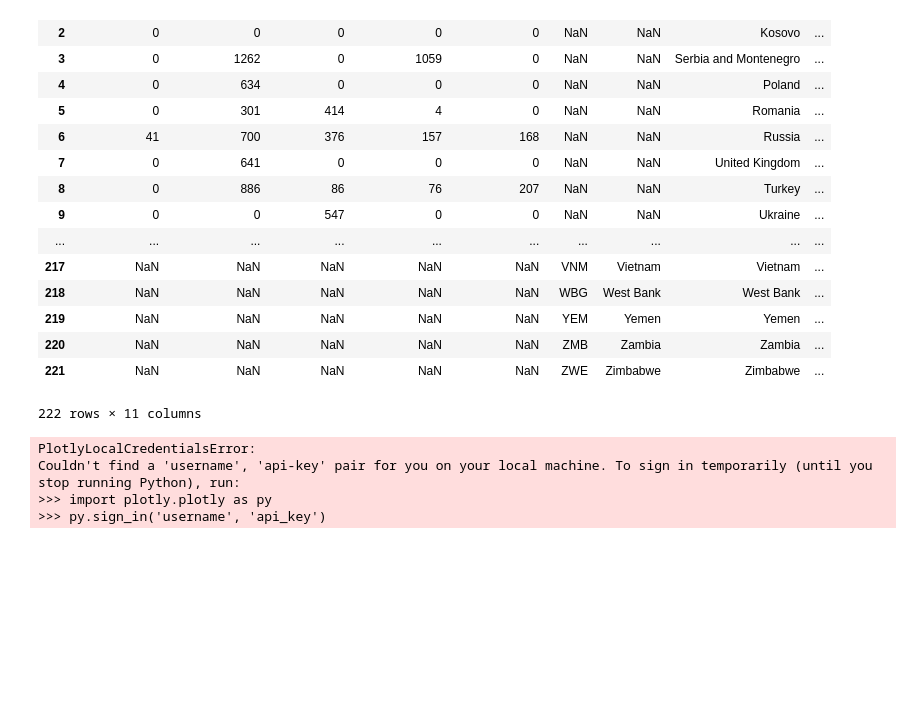
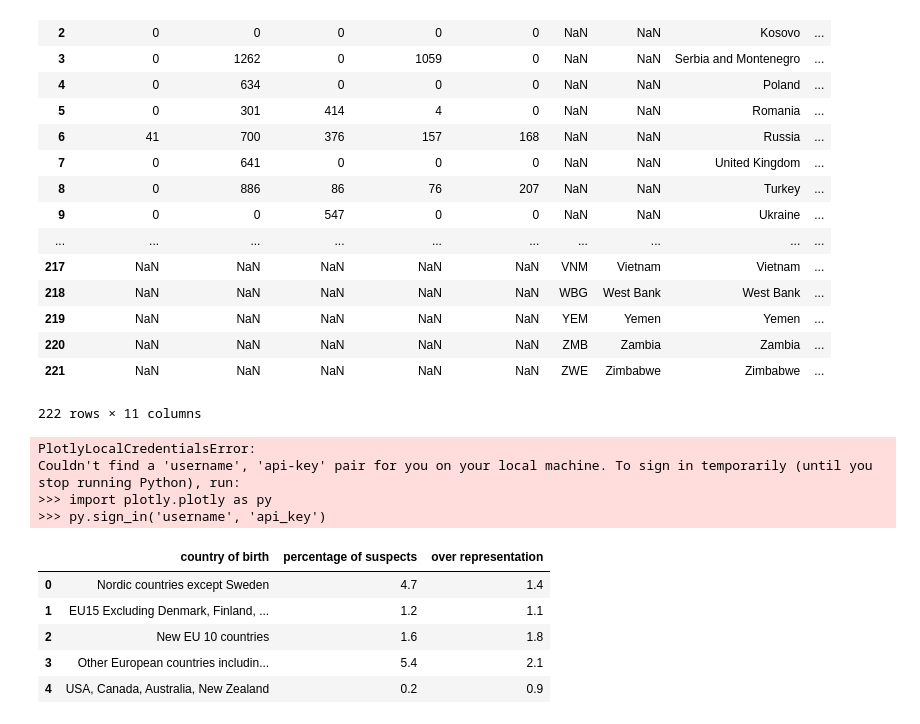
Before and after one commit to skchandra/DataScience16CTW, a Jupyter notebook: immigration_plots.ipynb, the cells around one changed output. Cells and saved outputs as stored; diff of their text form; code cells hidden in the pictures; blank space fills up the shorter version.

```diff
--- a/immigration_plots.ipynb
+++ b/immigration_plots.ipynb
@@ -235,3 +235,18 @@ PlotlyLocalCredentialsError:
 Couldn't find a 'username', 'api-key' pair for you on your local machine. To sign in temporarily (until you stop running Python), run:
 >>> import plotly.plotly as py
 >>> py.sign_in('username', 'api_key')
+# %%
+%matplotlib inline
+import matplotlib.pyplot as plt
+import seaborn as sns
+import pandas as pd
+
+overrep_df = pd.read_table('respondent_birth_country_overrepresentation.txt', sep='|')
+overrep_df.head()
+# %% [output]
+|  | country of birth | percentage of suspects | over representation |
+| 0 | Nordic countries except Sweden | 4.7 | 1.4 |
+| 1 | EU15 Excluding Denmark, Finland, ... | 1.2 | 1.1 |
+| 2 | New EU 10 countries | 1.6 | 1.8 |
+| 3 | Other European countries includin... | 5.4 | 2.1 |
+| 4 | USA, Canada, Australia, New Zealand | 0.2 | 0.9 |
```
Also changed, not shown: parts of 6 cells of this notebook, 2 other files.
